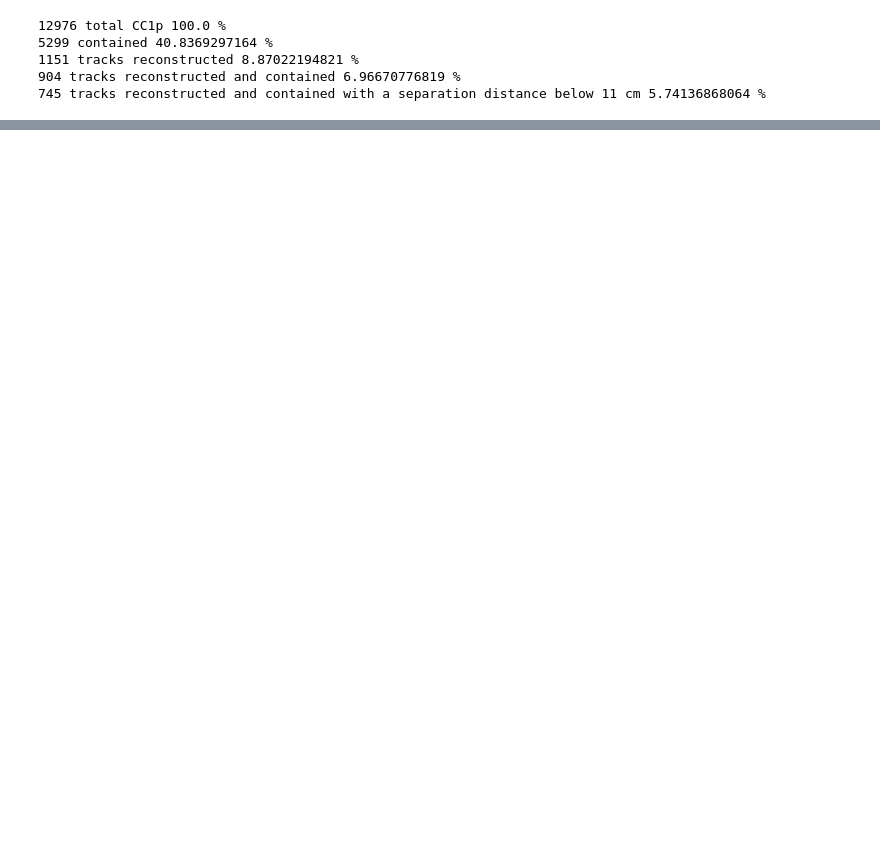
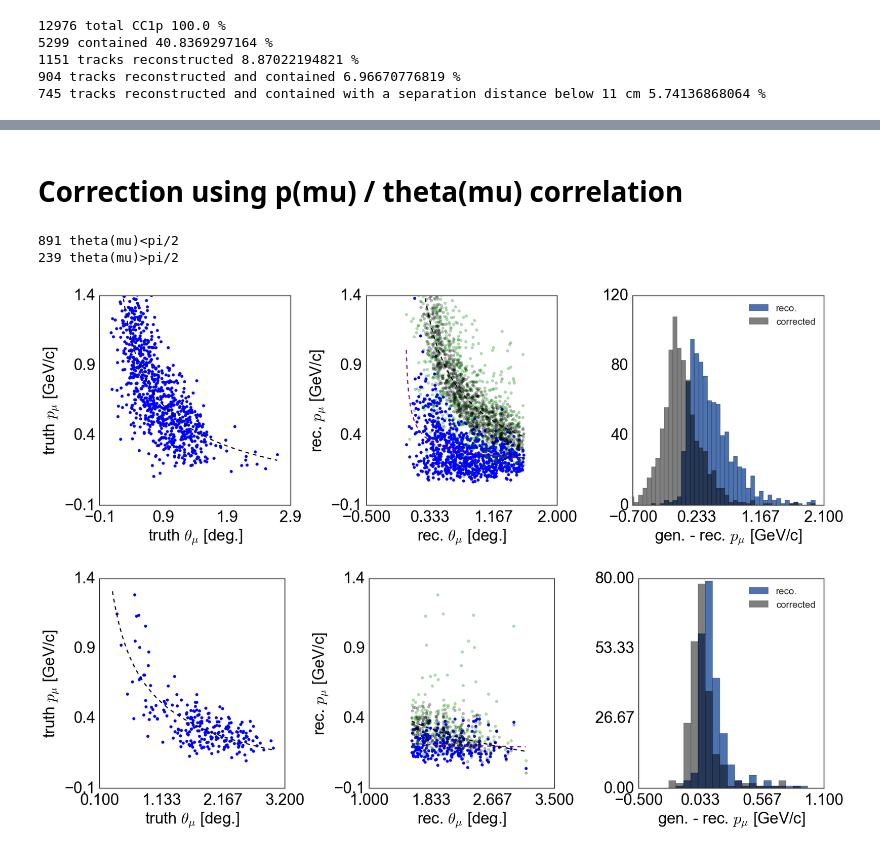
Before and after one commit to erezcoh4/AnalysisTreesInformation, a Jupyter notebook: CCQEPackage/notebooks/2tracksSelection/Ev_form_momenta_vs_Ev_from_energies.ipynb, the cells around one changed output, grey strips where cells are left out. Drawn from its saved outputs; the diff is of its cells as text; code cells hidden in the pictures; blank space fills up the shorter version.

```diff
--- a/CCQEPackage/notebooks/2tracksSelection/Ev_form_momenta_vs_Ev_from_energies.ipynb
+++ b/CCQEPackage/notebooks/2tracksSelection/Ev_form_momenta_vs_Ev_from_energies.ipynb
@@ -33,0 +79,10 @@ plt.hist(GENIECC1p_in_FV_close_proximity.truth_theta_pq - GENIECC1p_in_FV_close_
+# %%
+good_sample = GENIECC1pIsVertexReconstructed[np.abs(GENIECC1pIsVertexReconstructed['truth_Ev']-GENIECC1pIsVertexReconstructed['reco_CC1p_Ev_fromE']-0.25)<0.2]
+print len(good_sample),'good events'
+bad_sample = GENIECC1pIsVertexReconstructed[np.abs(GENIECC1pIsVertexReconstructed['truth_Ev']-GENIECC1pIsVertexReconstructed['reco_CC1p_Ev_fromE']-0.25)>0.2]
+print len(bad_sample),'bad events'
+sample = pd.concat([good_sample,bad_sample])
+# good_sample = GENIECC1pIsVertexReconstructed[np.abs(GENIECC1pIsVertexReconstructed['truth_Emu']-GENIECC1pIsVertexReconstructed['reco_CC1p_Emu']-0.25)<0.2]
+# print len(good_sample),'good events'
+# bad_sample = GENIECC1pIsVertexReconstructed[np.abs(GENIECC1pIsVertexReconstructed['truth_Emu']-GENIECC1pIsVertexReconstructed['reco_CC1p_Emu']-0.25)>0.2]
+# print len(bad_sample),'bad events'
@@ -33,0 +103,2 @@ plt.hist(GENIECC1p_in_FV_close_proximity.truth_theta_pq - GENIECC1p_in_FV_close_
+# %% [markdown]
+# Correction using p(mu) / theta(mu) correlation
@@ -33,0 +229,17 @@ plt.hist(GENIECC1p_in_FV_close_proximity.truth_theta_pq - GENIECC1p_in_FV_close_
+# %%
+low_theta_mu_sample = GENIECC1pIsVertexReconstructed[GENIECC1pIsVertexReconstructed['reco_CC1p_Pmu_theta']<np.pi/2]
+print len(low_theta_mu_sample),'theta(mu)<pi/2'
+high_theta_mu_low_Pmu_sample = GENIECC1pIsVertexReconstructed[(GENIECC1pIsVertexReconstructed['reco_CC1p_Pmu_theta']>=np.pi/2)
+                                                             &(GENIECC1pIsVertexReconstructed['reco_CC1p_Pmu']<=0.4)]
+print len(high_theta_mu_low_Pmu_sample),'theta(mu)>pi/2'
+
+correct_momentum(sample=low_theta_mu_sample,varx='Pmu_theta',vary='Pmu'
+                 ,x_label='$\\theta_{\\mu}$ [deg.]',y_label='$p_{\\mu}$ [GeV/c]',xlim_diff=(-0.7,2.1))
+
+correct_momentum(sample=high_theta_mu_low_Pmu_sample,varx='Pmu_theta',vary='Pmu'
+                 ,x_label='$\\theta_{\\mu}$ [deg.]',y_label='$p_{\\mu}$ [GeV/c]',xlim_diff=(-0.5,1.1))
+# %% [output]
+891 theta(mu)<pi/2
+239 theta(mu)>pi/2
+[figure, added]
+[figure, added]
```
Also changed, not shown: parts of 14 cells of this notebook, 16 other files.
